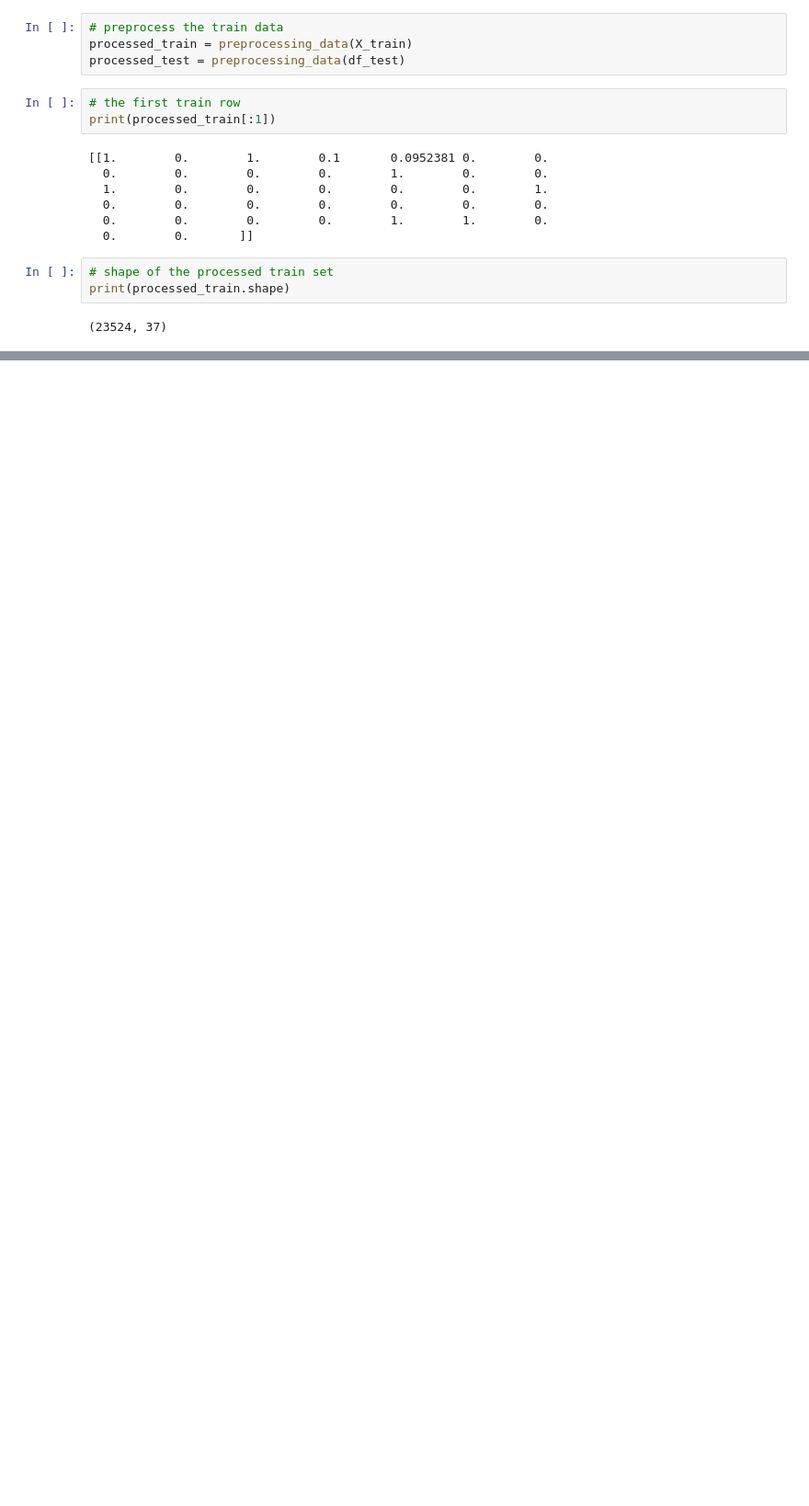
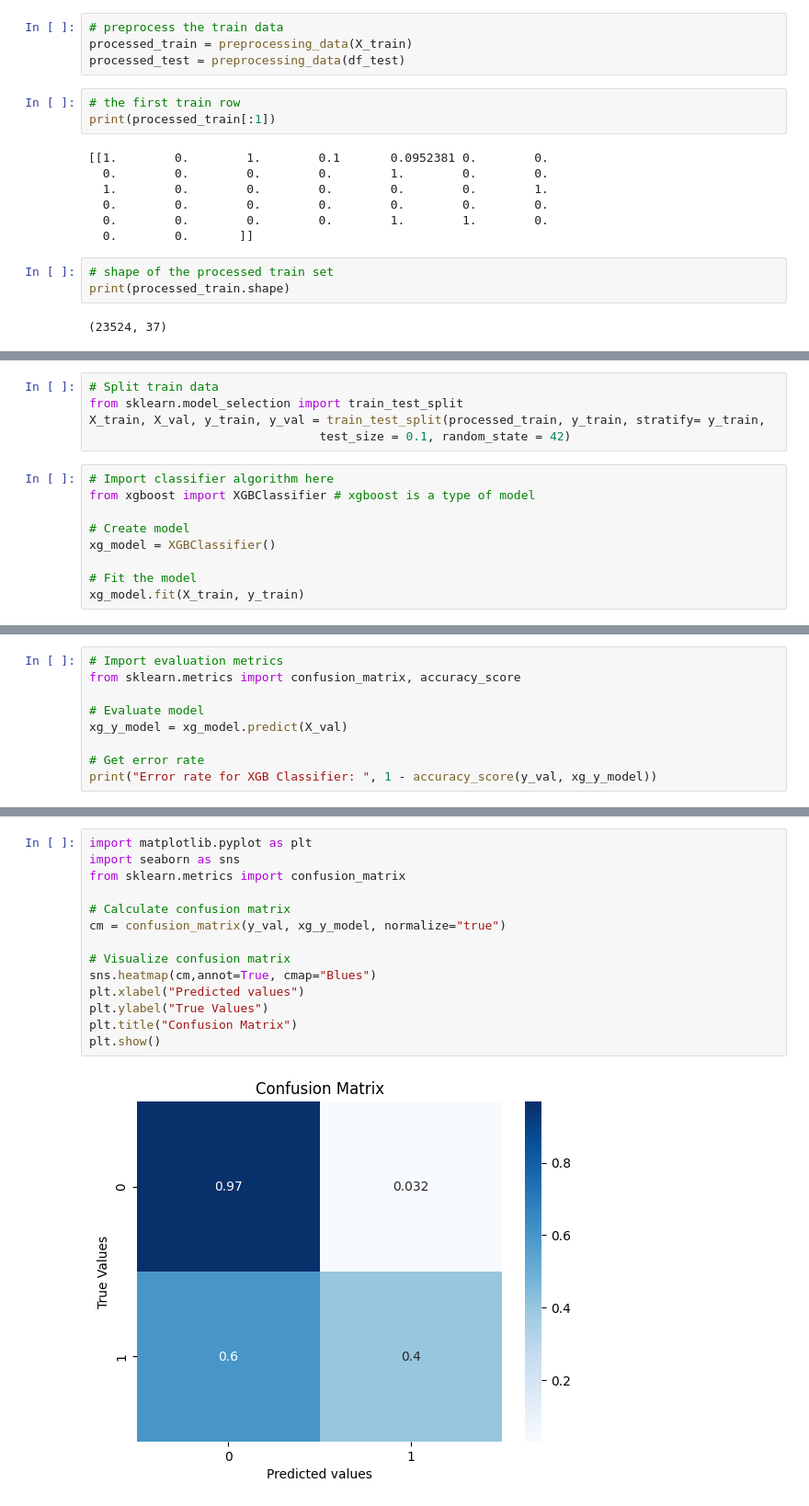
Before and after one commit to gidmak/financial_inclusion, a Jupyter notebook: EDA.ipynb, the cells around one changed output, grey strips where cells are left out. Shown at 92% size. Cells and saved outputs as stored; diff of their text form; blank space fills up the shorter version.

Commit message:
Added Model Evaluation

```diff
--- a/EDA.ipynb
+++ b/EDA.ipynb
@@ -503,0 +510,14 @@ print(processed_train.shape)
+# %%
+# Split train data
+from sklearn.model_selection import train_test_split
+X_train, X_val, y_train, y_val = train_test_split(processed_train, y_train, stratify= y_train,
+                                test_size = 0.1, random_state = 42)
+# %%
+# Import classifier algorithm here
+from xgboost import XGBClassifier # xgboost is a type of model
+
+# Create model
+xg_model = XGBClassifier()
+
+# Fit the model
+xg_model.fit(X_train, y_train)
@@ -503,0 +538,9 @@ print(processed_train.shape)
+# %%
+# Import evaluation metrics
+from sklearn.metrics import confusion_matrix, accuracy_score
+
+# Evaluate model
+xg_y_model = xg_model.predict(X_val)
+
+# Get error rate
+print("Error rate for XGB Classifier: ", 1 - accuracy_score(y_val, xg_y_model))
@@ -503,0 +549,16 @@ print(processed_train.shape)
+# %%
+import matplotlib.pyplot as plt
+import seaborn as sns
+from sklearn.metrics import confusion_matrix
+
+# Calculate confusion matrix
+cm = confusion_matrix(y_val, xg_y_model, normalize="true")
+
+# Visualize confusion matrix
+sns.heatmap(cm,annot=True, cmap="Blues")
+plt.xlabel("Predicted values")
+plt.ylabel("True Values")
+plt.title("Confusion Matrix")
+plt.show()
+# %% [output]
+[figure, added]
```
Also changed, not shown: parts of 10 cells of this notebook.
